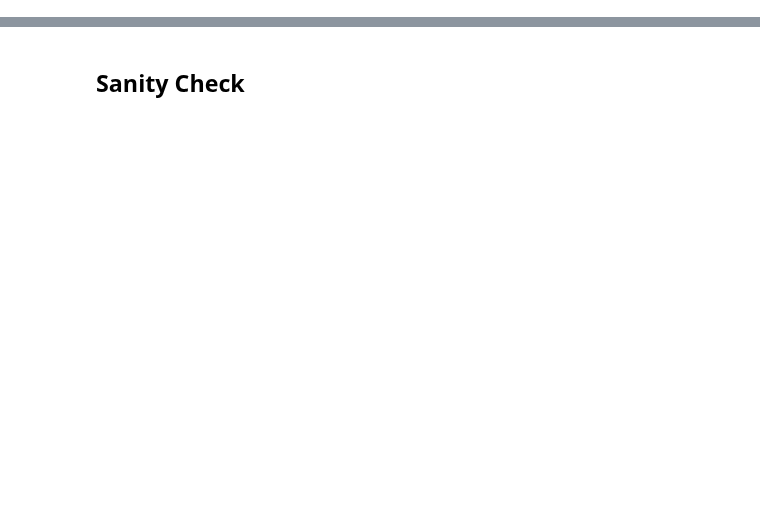
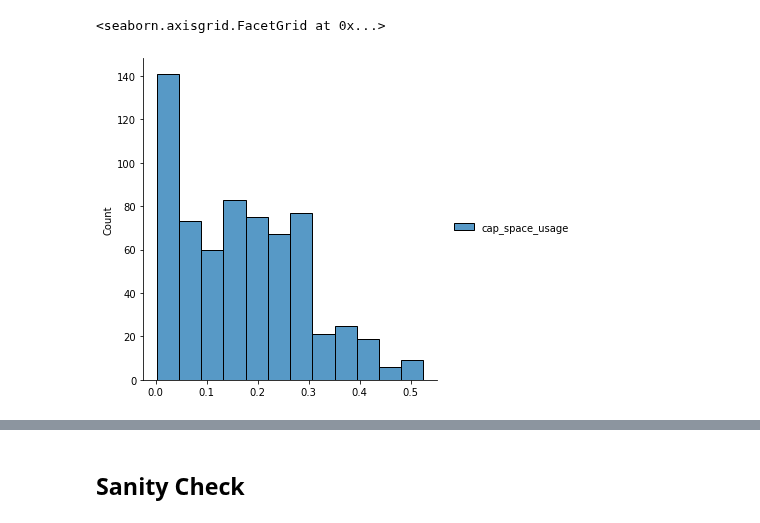
Before and after one commit to ZachLiu519/nba-model, a Jupyter notebook: spring21_models/gbdt_model.ipynb, the cells around one changed output, grey strips where cells are left out. Saved outputs shown, nothing was run; the diff lists cells and outputs as text; code cells hidden in the pictures; blank space fills up the shorter version.

```diff
--- a/spring21_models/gbdt_model.ipynb
+++ b/spring21_models/gbdt_model.ipynb
@@ -82,6 +100,11 @@ smote_data = smogn.smoter(data = both,
 sm = smote_data.sample(frac=1) ## make sure to shuffle the rows otherwise the cross validation will be scuffed
 y = sm[['cap_space_usage']]
 X = sm.drop(columns=['cap_space_usage'])
+# %%
+sns.displot(y)
+# %% [output]
+<seaborn.axisgrid.FacetGrid at 0x...>
+[figure, added]
 # %%
 X.shape
 # %% [output]
```
Also changed, not shown: parts of 18 cells of this notebook, 3 other files.
